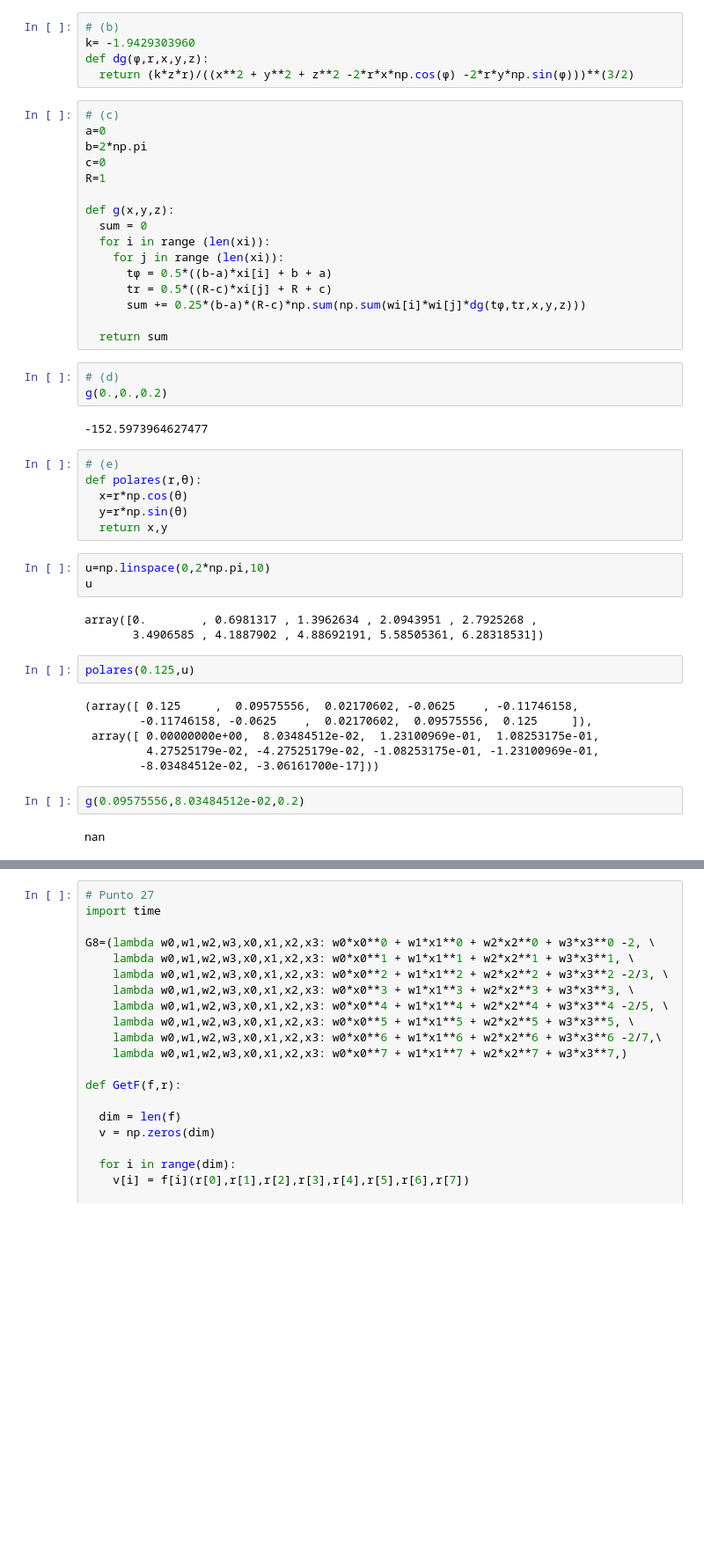
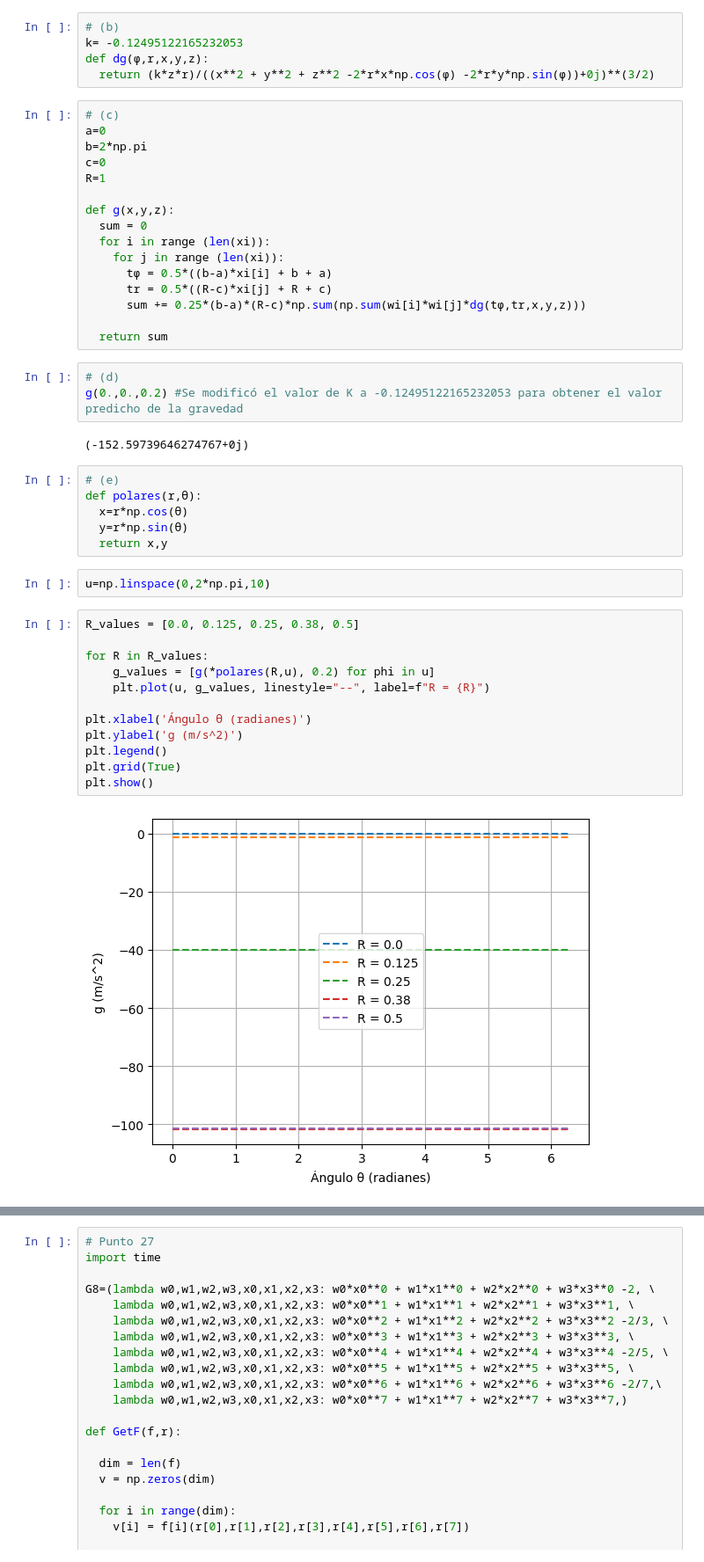
Before and after one commit to JSRV18/Dinosaurio-repository, a Jupyter notebook: Parcial2Dinosaurio.ipynb, the cells around one changed output, grey strips where cells are left out. Shown: that part at 88% size. Saved outputs shown, nothing was run; the diff lists cells and outputs as text; blank space fills up the shorter version.

```diff
--- a/Parcial2Dinosaurio.ipynb
+++ b/Parcial2Dinosaurio.ipynb
@@ -10,9 +11,9 @@ import numpy as np
 xi,wi = np.polynomial.legendre.leggauss(50)
 # %%
 # (b)
-k= -1.9429303960
+k= -0.12495122165232053
 def dg(ϕ,r,x,y,z):
-  return (k*z*r)/((x**2 + y**2 + z**2 -2*r*x*np.cos(ϕ) -2*r*y*np.sin(ϕ)))**(3/2)
+  return (k*z*r)/((x**2 + y**2 + z**2 -2*r*x*np.cos(ϕ) -2*r*y*np.sin(ϕ))+0j)**(3/2)
 # %%
 # (c)
 a=0
@@ -31,9 +32,9 @@ def g(x,y,z):
   return sum
 # %%
 # (d)
-g(0.,0.,0.2)
+g(0.,0.,0.2) #Se modificó el valor de K a -0.12495122165232053 para obtener el valor predicho de la gravedad
 # %% [output]
--152.5973964627477
+(-152.59739646274767+0j)
 # %%
 # (e)
 def polares(r,θ):
@@ -42,19 +43,17 @@ def polares(r,θ):
   return x,y
 # %%
 u=np.linspace(0,2*np.pi,10)
-u
-# %% [output]
-array([0.        , 0.6981317 , 1.3962634 , 2.0943951 , 2.7925268 ,
-       3.4906585 , 4.1887902 , 4.88692191, 5.58505361, 6.28318531])
-# %%
-polares(0.125,u)
-# %% [output]
-(array([ 0.125     ,  0.09575556,  0.02170602, -0.0625    , -0.11746158,
-        -0.11746158, -0.0625    ,  0.02170602,  0.09575556,  0.125     ]),
- array([ 0.00000000e+00,  8.03484512e-02,  1.23100969e-01,  1.08253175e-01,
-         4.27525179e-02, -4.27525179e-02, -1.08253175e-01, -1.23100969e-01,
-        -8.03484512e-02, -3.06161700e-17]))
-# %%
-g(0.09575556,8.03484512e-02,0.2)
-# %% [output]
-nan
+# %%
+R_values = [0.0, 0.125, 0.25, 0.38, 0.5]
+
+for R in R_values:
+    g_values = [g(*polares(R,u), 0.2) for phi in u]
+    plt.plot(u, g_values, linestyle="--", label=f"R = {R}")
+
+plt.xlabel('Ángulo θ (radianes)')
+plt.ylabel('g (m/s^2)')
+plt.legend()
+plt.grid(True)
+plt.show()
+# %% [output]
+[figure, added]
```
Also changed, not shown: parts of 5 cells of this notebook.
